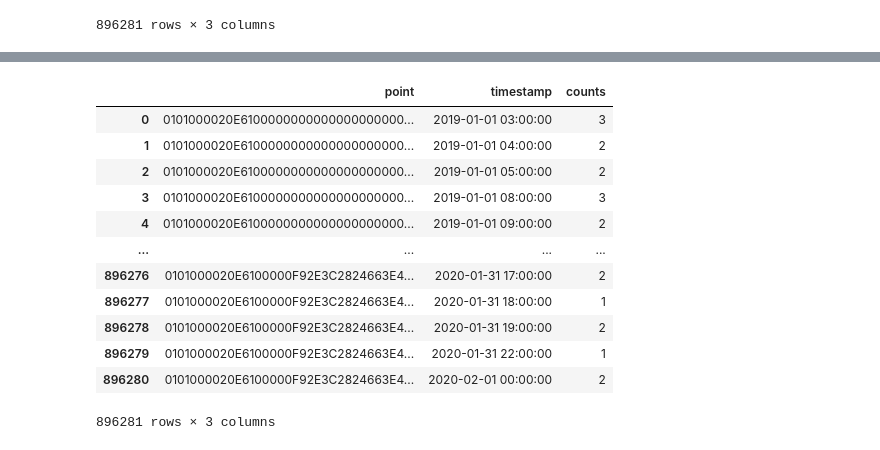
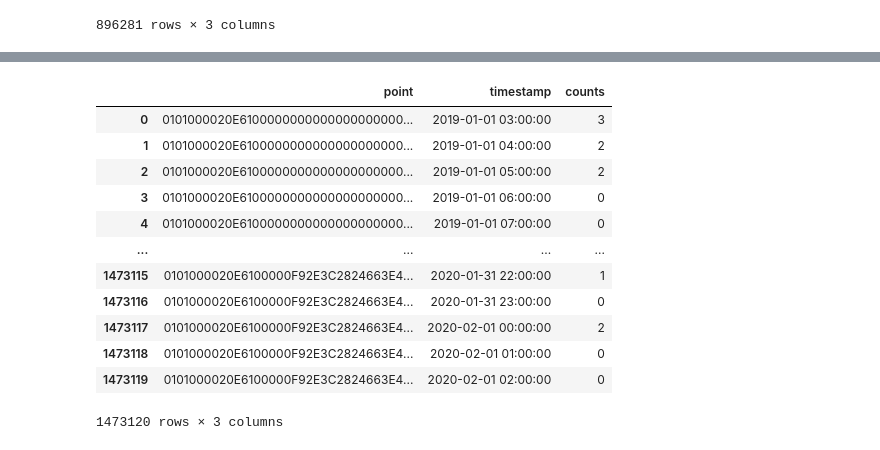
Before and after one commit to AAYamoldin/TrainingPrograms, a Jupyter notebook: Python/ITMO_ Machine_Learning_for_Industrial_Data/Lab1/lab1.ipynb, the cells around one changed output, grey strips where cells are left out. Saved outputs shown, nothing was run; the diff lists cells and outputs as text; code cells hidden in the pictures.

```diff
--- a/Python/ITMO_ Machine_Learning_for_Industrial_Data/Lab1/lab1.ipynb
+++ b/Python/ITMO_ Machine_Learning_for_Industrial_Data/Lab1/lab1.ipynb
@@ -195,16 +137,20 @@ working_df.sort_values(by=['counts'], ascending=False)
-# %%
-working_df.sort_values(by=['point', 'timestamp'], ascending=True)
-# %% [output]
-|  | point | timestamp | counts |
-| 0 | 0101000020E6100000000000000000000... | 2019-01-01 03:00:00 | 3 |
-| 1 | 0101000020E6100000000000000000000... | 2019-01-01 04:00:00 | 2 |
-| 2 | 0101000020E6100000000000000000000... | 2019-01-01 05:00:00 | 2 |
-| 3 | 0101000020E6100000000000000000000... | 2019-01-01 08:00:00 | 3 |
-| 4 | 0101000020E6100000000000000000000... | 2019-01-01 09:00:00 | 2 |
-| ... | ... | ... | ... |
-| 896276 | 0101000020E6100000F92E3C2824663E4... | 2020-01-31 17:00:00 | 2 |
-| 896277 | 0101000020E6100000F92E3C2824663E4... | 2020-01-31 18:00:00 | 1 |
-| 896278 | 0101000020E6100000F92E3C2824663E4... | 2020-01-31 19:00:00 | 2 |
-| 896279 | 0101000020E6100000F92E3C2824663E4... | 2020-01-31 22:00:00 | 1 |
-| 896280 | 0101000020E6100000F92E3C2824663E4... | 2020-02-01 00:00:00 | 2 |
-896281 rows × 3 columns
+# %%
+working_df = df_clear.groupby(['point','timestamp']).size().unstack(fill_value=
+                                                         0
+                                                         ).stack()
+working_df = working_df.reset_index(name='counts')
+working_df
+# %% [output]
+|  | point | timestamp | counts |
+| 0 | 0101000020E6100000000000000000000... | 2019-01-01 03:00:00 | 3 |
+| 1 | 0101000020E6100000000000000000000... | 2019-01-01 04:00:00 | 2 |
+| 2 | 0101000020E6100000000000000000000... | 2019-01-01 05:00:00 | 2 |
+| 3 | 0101000020E6100000000000000000000... | 2019-01-01 06:00:00 | 0 |
+| 4 | 0101000020E6100000000000000000000... | 2019-01-01 07:00:00 | 0 |
+| ... | ... | ... | ... |
+| 1473115 | 0101000020E6100000F92E3C2824663E4... | 2020-01-31 22:00:00 | 1 |
+| 1473116 | 0101000020E6100000F92E3C2824663E4... | 2020-01-31 23:00:00 | 0 |
+| 1473117 | 0101000020E6100000F92E3C2824663E4... | 2020-02-01 00:00:00 | 2 |
+| 1473118 | 0101000020E6100000F92E3C2824663E4... | 2020-02-01 01:00:00 | 0 |
+| 1473119 | 0101000020E6100000F92E3C2824663E4... | 2020-02-01 02:00:00 | 0 |
+1473120 rows × 3 columns
```
Also changed, not shown: parts of 13 cells of this notebook.
